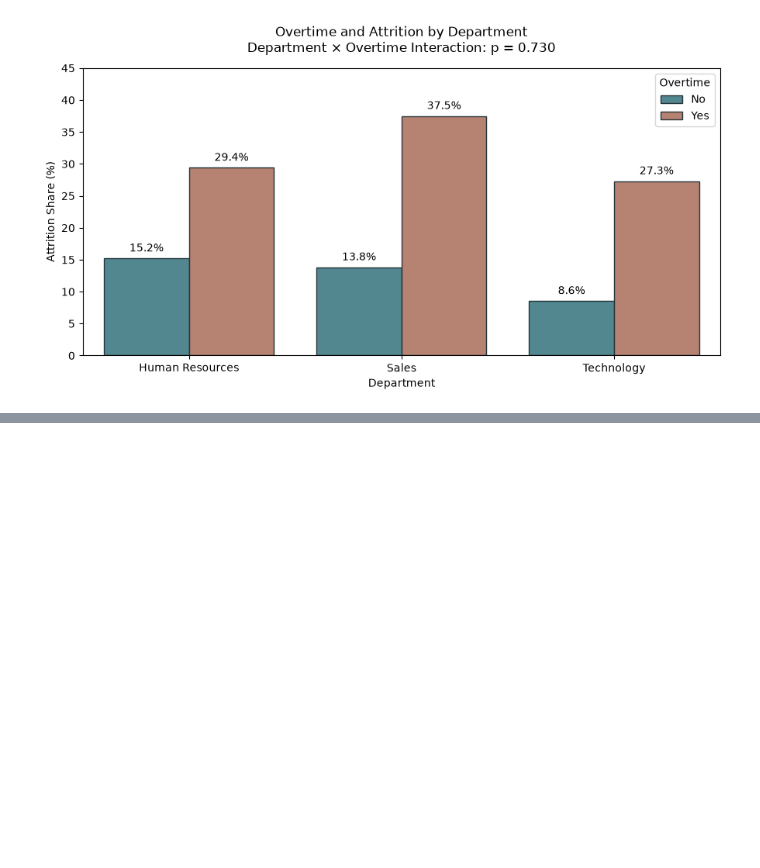
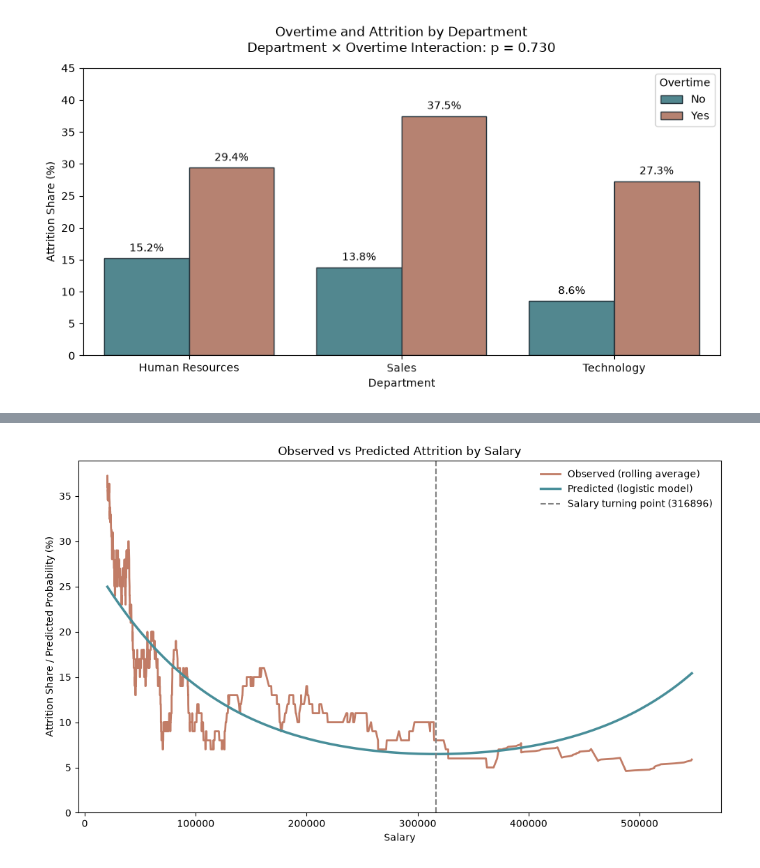
Before and after one commit to romarta/employee-attrition-analytics, a Jupyter notebook: notebooks/attrition_statistical_analysis.ipynb, the cells around one changed output, grey strips where cells are left out. Cells and saved outputs as stored; diff of their text form; code cells hidden in the pictures; blank space fills up the shorter version.

```diff
--- a/notebooks/attrition_statistical_analysis.ipynb
+++ b/notebooks/attrition_statistical_analysis.ipynb
@@ -862,0 +1217,46 @@ plt.show()
+# %%
+import seaborn as sns
+import matplotlib.pyplot as plt
+
+# Observed vs predicted attrition by salary
+fig, ax = plt.subplots(figsize=(10, 6))
+
+sns.lineplot(
+    data=salary_observed,
+    x="Salary",
+    y="ObservedShare",
+    estimator=None,
+    color="#C17C66",
+    linewidth=2,
+    label="Observed (rolling average)",
+    ax=ax
+)
+
+sns.lineplot(
+    data=salary_predicted,
+    x="Salary",
+    y="PredictedAttritionShare",
+    color="#488E99",
+    linewidth=2.5,
+    label="Predicted (logistic model)",
+    ax=ax
+)
+
+ax.axvline(
+    turning_salary,
+    color="gray",
+    linestyle="--",
+    label="Salary turning point (316896)"
+)
+
+ax.set_title("Observed vs Predicted Attrition by Salary")
+ax.set_xlabel("Salary")
+ax.set_ylabel("Attrition Share / Predicted Probability (%)")
+ax.set_ylim(bottom=0)
+ax.ticklabel_format(style="plain", axis="x")
+ax.legend(frameon=False)
+
+plt.tight_layout()
+plt.show()
+# %% [output]
+[figure, added]
```
Also changed, not shown: parts of 38 cells of this notebook, 1 other file.
